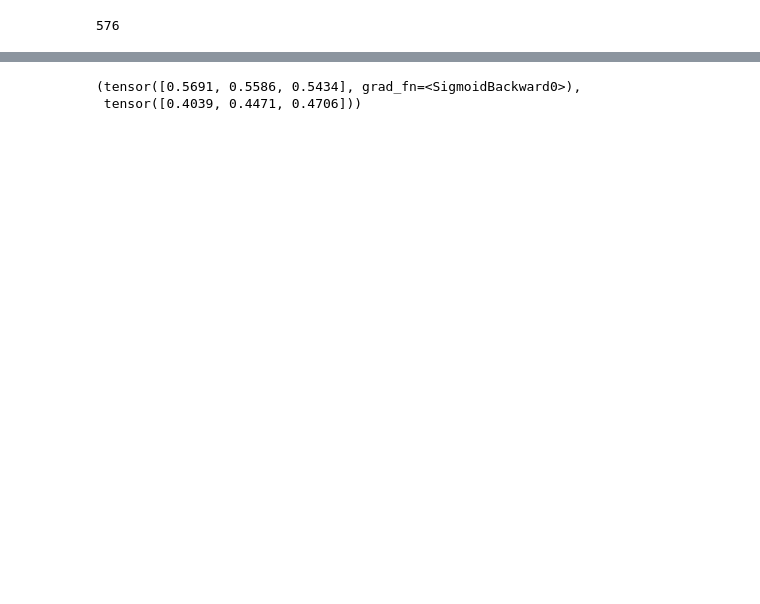
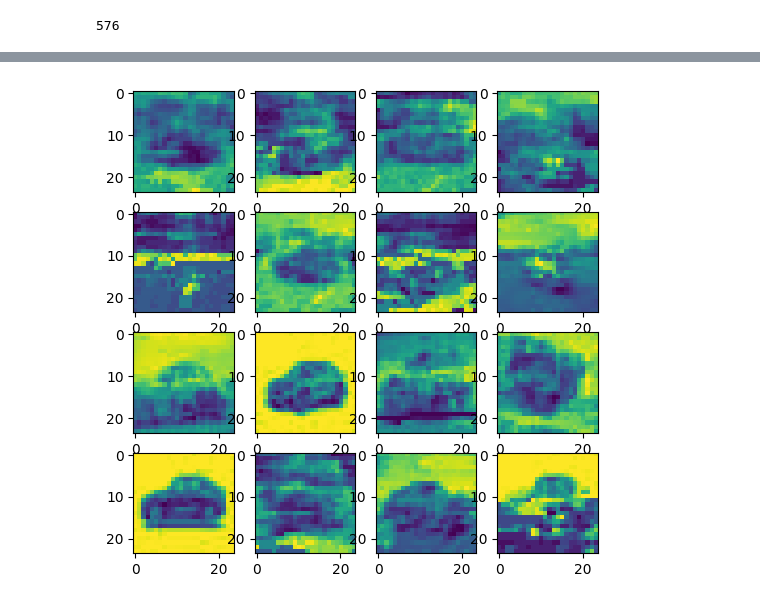
Before and after one commit to bredisrising/ImageGenerators, a Jupyter notebook: autoregressor.ipynb, the cells around one changed output, grey strips where cells are left out. Saved outputs shown, nothing was run; the diff lists cells and outputs as text; code cells hidden in the pictures; blank space fills up the shorter version.

```diff
--- a/autoregressor.ipynb
+++ b/autoregressor.ipynb
@@ -223,5 +312,9 @@ pixel = nnet(train_sample[0])
-# %%
-pixel, train_sample[1]
-# %% [output]
-(tensor([0.5691, 0.5586, 0.5434], grad_fn=<SigmoidBackward0>),
- tensor([0.4039, 0.4471, 0.4706]))
+# %%
+fig, axs = plt.subplots(4, 4, figsize=(6, 6))
+for i in range(4):
+    for j in range(4):
+        axs[i][j].imshow(outputs[i*4+j])\
+
+fig.savefig("./results/autoregressor_16_sampled_outputs.jpg")
+# %% [output]
+[figure, added]
```
Also changed, not shown: parts of 21 cells of this notebook, 16 other files.
